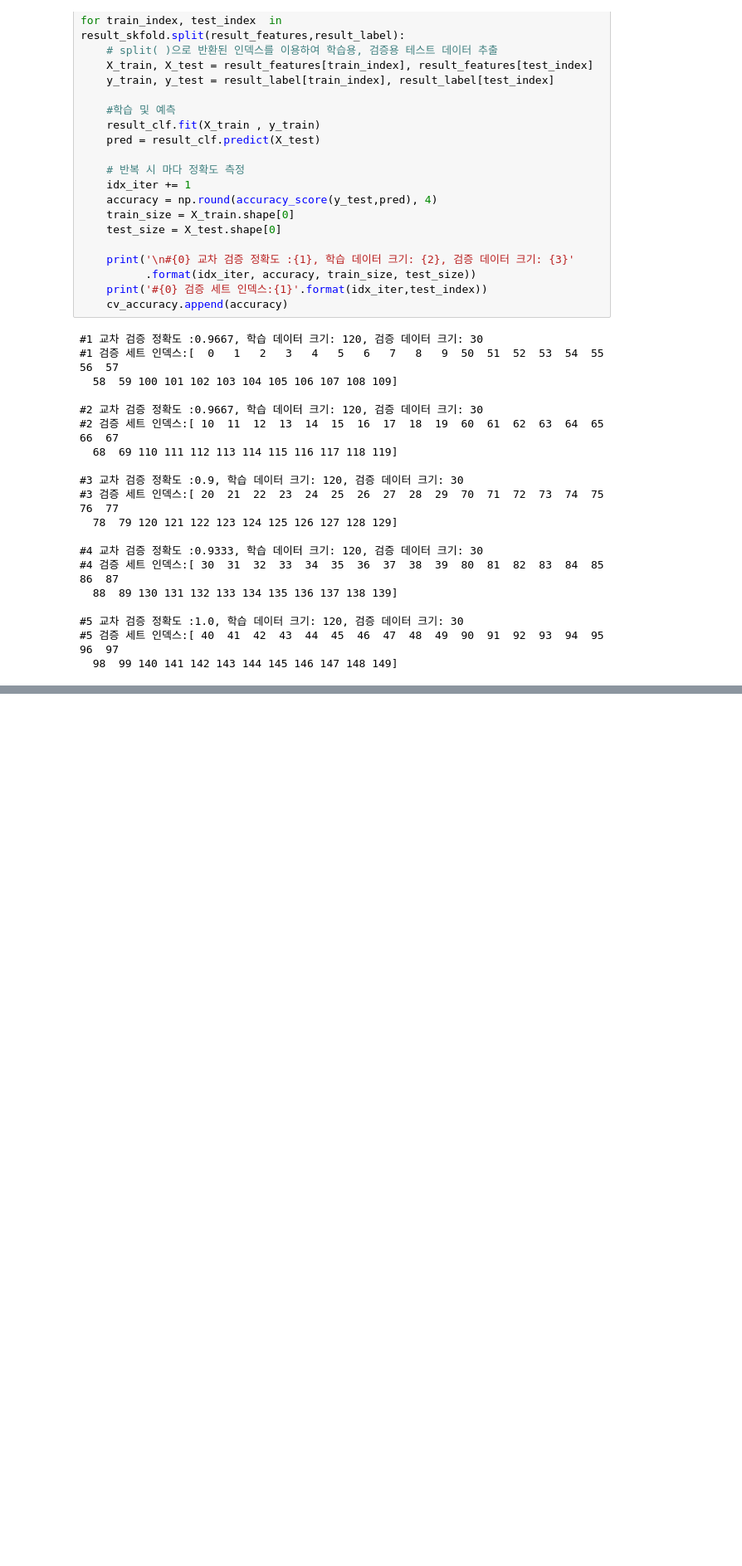
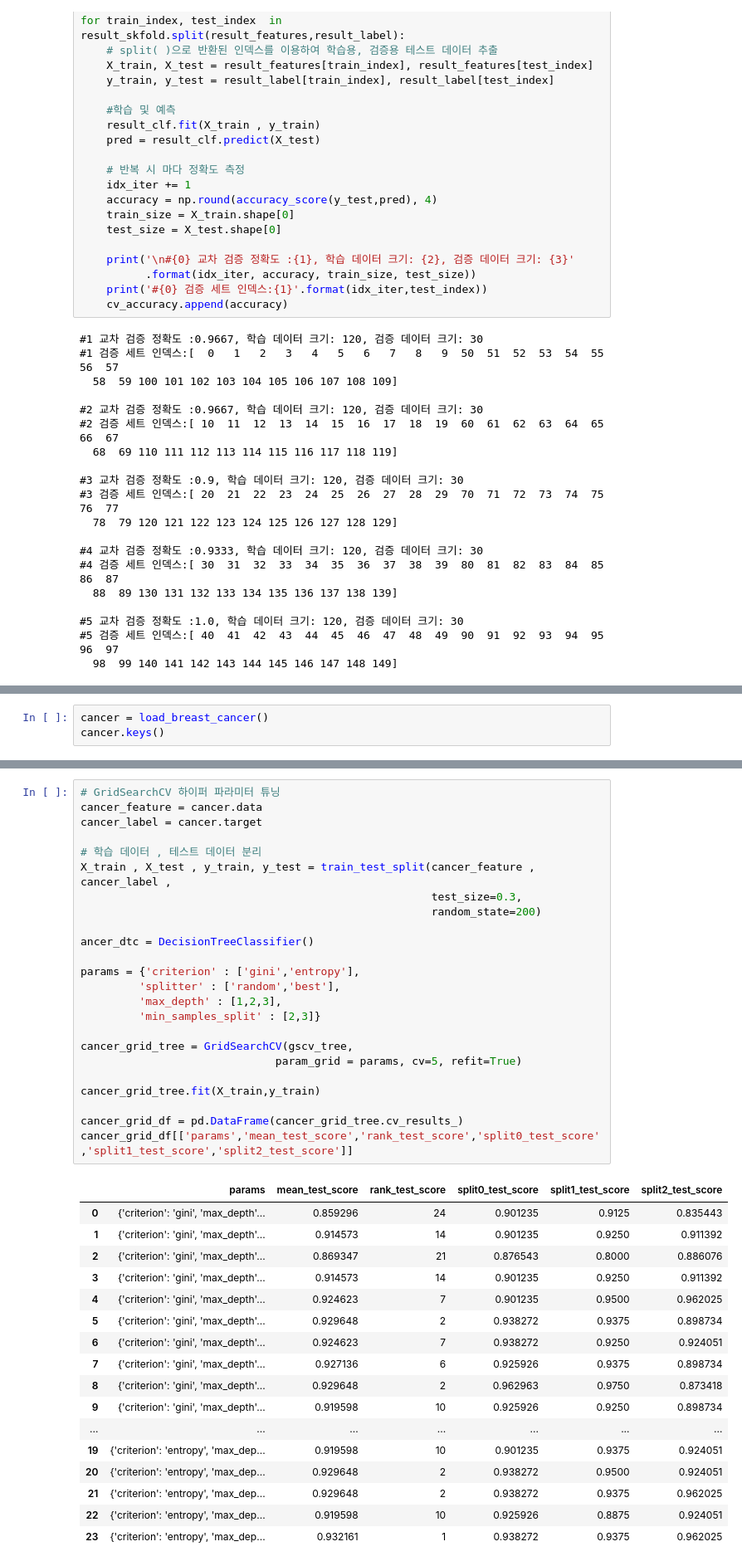
Before and after one commit to Kyounglin-Kim/TIL, a Jupyter notebook: Machine Learning/ml_iris_classification[01].ipynb, the cells around one changed output, grey strips where cells are left out. Shown at 83% size. Saved outputs shown, nothing was run; the diff lists cells and outputs as text; blank space fills up the shorter version.

```diff
--- a/Machine Learning/ml_iris_classification[01].ipynb
+++ b/Machine Learning/ml_iris_classification[01].ipynb
@@ -508,0 +631,3 @@ print('## 평균 검증 정확도:', np.mean(cv_accuracy))
+# %%
+cancer = load_breast_cancer()
+cancer.keys()
@@ -508,0 +759,42 @@ print('## 평균 검증 정확도:', np.mean(cv_accuracy))
+# %%
+# GridSearchCV 하이퍼 파라미터 튜닝
+cancer_feature = cancer.data
+cancer_label = cancer.target
+
+# 학습 데이터 , 테스트 데이터 분리
+X_train , X_test , y_train, y_test = train_test_split(cancer_feature , cancer_label ,
+                                                      test_size=0.3,
+                                                      random_state=200)
+
+ancer_dtc = DecisionTreeClassifier()
+
+params = {'criterion' : ['gini','entropy'],
+         'splitter' : ['random','best'],
+         'max_depth' : [1,2,3],
+         'min_samples_split' : [2,3]}
+
+cancer_grid_tree = GridSearchCV(gscv_tree,
+                              param_grid = params, cv=5, refit=True)
+
+cancer_grid_tree.fit(X_train,y_train)
+
+cancer_grid_df = pd.DataFrame(cancer_grid_tree.cv_results_)
+cancer_grid_df[['params','mean_test_score','rank_test_score','split0_test_score','split1_test_score','split2_test_score']]
+# %% [output]
+|  | params | mean_test_score | rank_test_score | split0_test_score | split1_test_score | split2_test_score |
+| 0 | {'criterion': 'gini', 'max_depth'... | 0.859296 | 24 | 0.901235 | 0.9125 | 0.835443 |
+| 1 | {'criterion': 'gini', 'max_depth'... | 0.914573 | 14 | 0.901235 | 0.9250 | 0.911392 |
+| 2 | {'criterion': 'gini', 'max_depth'... | 0.869347 | 21 | 0.876543 | 0.8000 | 0.886076 |
+| 3 | {'criterion': 'gini', 'max_depth'... | 0.914573 | 14 | 0.901235 | 0.9250 | 0.911392 |
+| 4 | {'criterion': 'gini', 'max_depth'... | 0.924623 | 7 | 0.901235 | 0.9500 | 0.962025 |
+| 5 | {'criterion': 'gini', 'max_depth'... | 0.929648 | 2 | 0.938272 | 0.9375 | 0.898734 |
+| 6 | {'criterion': 'gini', 'max_depth'... | 0.924623 | 7 | 0.938272 | 0.9250 | 0.924051 |
+| 7 | {'criterion': 'gini', 'max_depth'... | 0.927136 | 6 | 0.925926 | 0.9375 | 0.898734 |
+| 8 | {'criterion': 'gini', 'max_depth'... | 0.929648 | 2 | 0.962963 | 0.9750 | 0.873418 |
+| 9 | {'criterion': 'gini', 'max_depth'... | 0.919598 | 10 | 0.925926 | 0.9250 | 0.898734 |
+| ... | ... | ... | ... | ... | ... | ... |
+| 19 | {'criterion': 'entropy', 'max_dep... | 0.919598 | 10 | 0.901235 | 0.9375 | 0.924051 |
+| 20 | {'criterion': 'entropy', 'max_dep... | 0.929648 | 2 | 0.938272 | 0.9500 | 0.924051 |
+| 21 | {'criterion': 'entropy', 'max_dep... | 0.929648 | 2 | 0.938272 | 0.9375 | 0.962025 |
+| 22 | {'criterion': 'entropy', 'max_dep... | 0.919598 | 10 | 0.925926 | 0.8875 | 0.924051 |
+| 23 | {'criterion': 'entropy', 'max_dep... | 0.932161 | 1 | 0.938272 | 0.9375 | 0.962025 |
```
Also changed, not shown: parts of 30 cells of this notebook, 1 other file.
